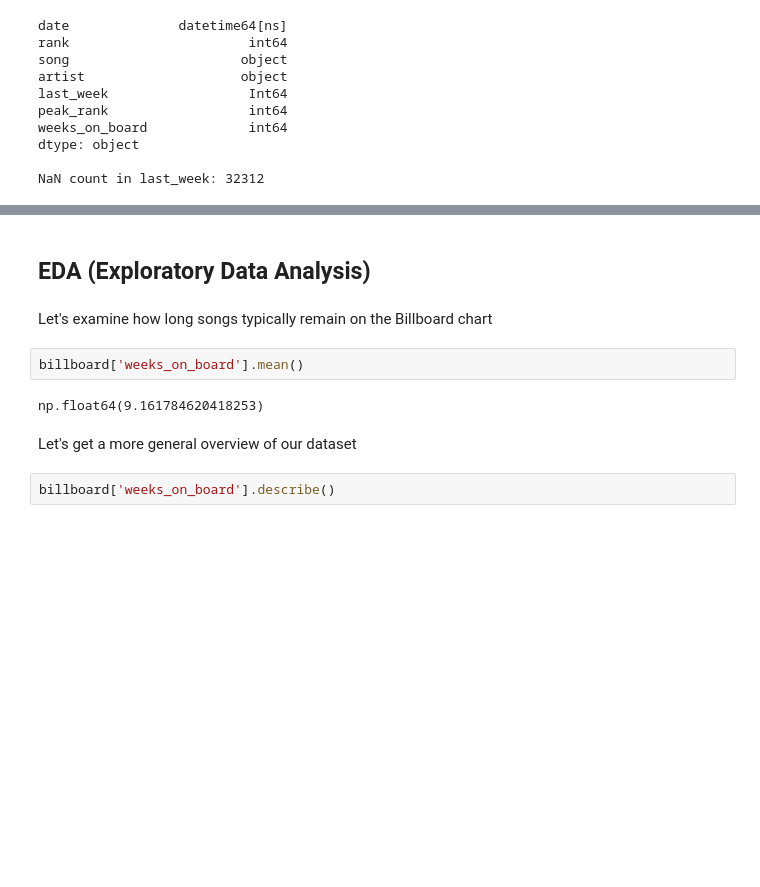
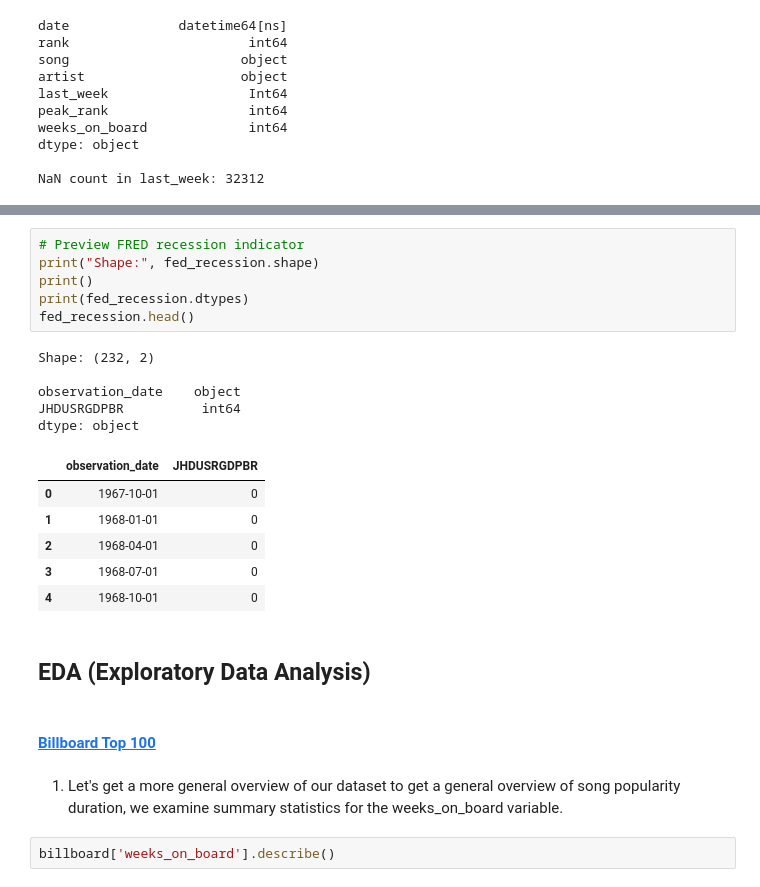
Before and after one commit to evelynnguyenh/evelynnguyenh.github.io, a Jupyter notebook: Milestone 1.ipynb, the cells around one changed output, grey strips where cells are left out. Drawn from its saved outputs; the diff is of its cells as text; blank space fills up the shorter version.

```diff
--- a/Milestone 1.ipynb
+++ b/Milestone 1.ipynb
@@ -149,13 +209,27 @@ NaN count in last_week: 32312
+# %%
+# Preview FRED recession indicator
+print("Shape:", fed_recession.shape)
+print()
+print(fed_recession.dtypes)
+fed_recession.head()
+# %% [output]
+Shape: (232, 2)
+
+observation_date    object
+JHDUSRGDPBR          int64
+dtype: object
+|  | observation_date | JHDUSRGDPBR |
+| 0 | 1967-10-01 | 0 |
+| 1 | 1968-01-01 | 0 |
+| 2 | 1968-04-01 | 0 |
+| 3 | 1968-07-01 | 0 |
+| 4 | 1968-10-01 | 0 |
 # %% [markdown]
 ## **EDA (Exploratory Data Analysis)**
-# %% [markdown]
-Let's examine how long songs typically remain on the Billboard chart
-# %%
-billboard['weeks_on_board'].mean()
-# %% [output]
-np.float64(9.161784620418253)
+# %% [markdown]
+#### [Billboard Top 100](https://www.kaggle.com/datasets/dhruvildave/billboard-the-hot-100-songs)
 # %% [markdown]
-Let's get a more general overview of our dataset
+1. Let's get a more general overview of our dataset to get a general overview of song popularity duration, we examine summary statistics for the weeks_on_board variable.
 # %%
 billboard['weeks_on_board'].describe()
 # %% [output]
```
Also changed, not shown: parts of 19 cells of this notebook, 1 other file.
